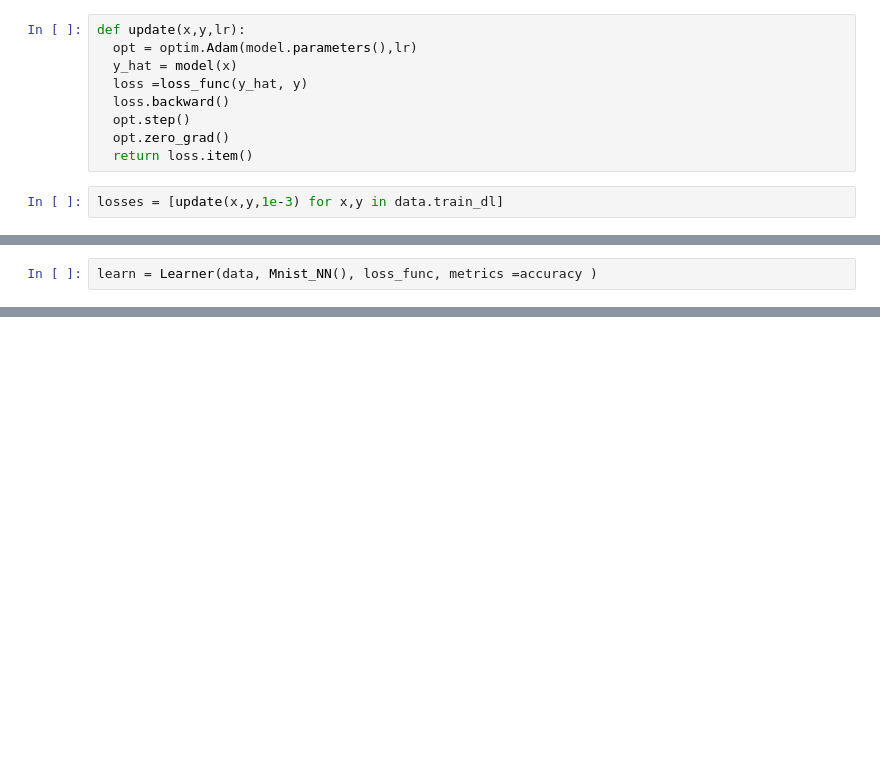
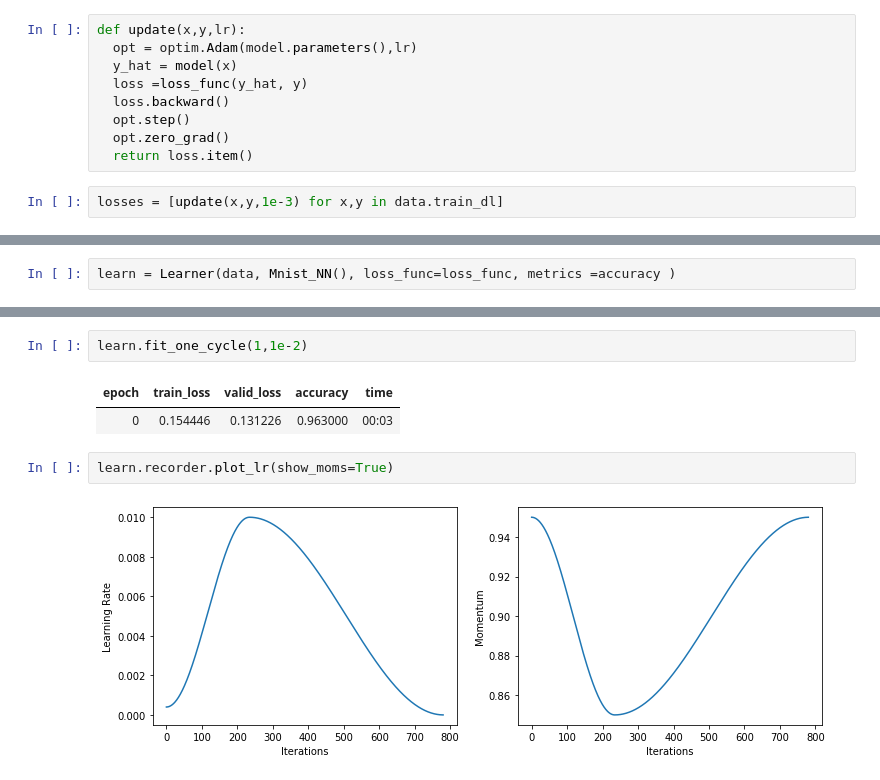
Before and after one commit to sunilhucharaddi/fastai-v3, a Jupyter notebook: lesson5_sgd_mnist.ipynb, the cells around one changed output, grey strips where cells are left out. Drawn from its saved outputs; the diff is of its cells as text; blank space fills up the shorter version.

```diff
--- a/lesson5_sgd_mnist.ipynb
+++ b/lesson5_sgd_mnist.ipynb
@@ -181,5 +181,5 @@ plt.plot(losses)
 # %%
-learn = Learner(data, Mnist_NN(), loss_func, metrics =accuracy )
+learn = Learner(data, Mnist_NN(), loss_func=loss_func, metrics =accuracy )
 # %%
 learn.lr_find()
 learn.recorder.plot()
@@ -187,0 +192,9 @@ TypeError: ignored
+# %%
+learn.fit_one_cycle(1,1e-2)
+# %% [output]
+| epoch | train_loss | valid_loss | accuracy | time |
+| 0 | 0.154446 | 0.131226 | 0.963000 | 00:03 |
+# %%
+learn.recorder.plot_lr(show_moms=True)
+# %% [output]
+[figure, added]
```
Also changed, not shown: parts of 6 cells of this notebook.
